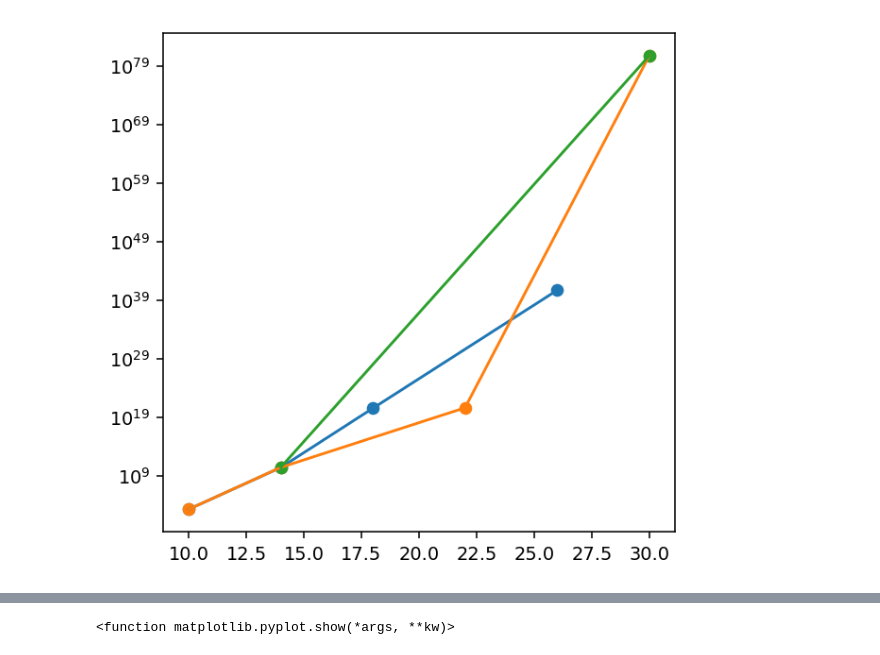
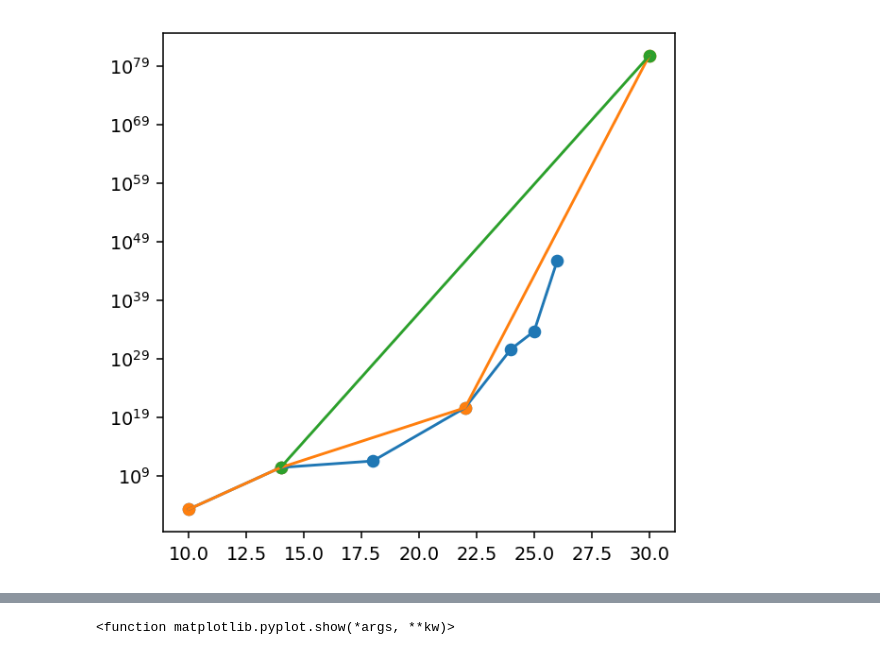
Before and after one commit to LaGuer/julia-python, a Jupyter notebook: python.ipynb, the cells around one changed output, grey strips where cells are left out. Drawn from its saved outputs; the diff is of its cells as text; code cells hidden in the pictures.

```diff
--- a/python.ipynb
+++ b/python.ipynb
@@ -46,30 +47,30 @@ import matplotlib.pyplot as plt
 # %%
 w = 5
 h = 5
 d = 140
 plt.figure(figsize=(w, h), dpi=d)
 
 #plt.figure()
-x = [10, 14, 18, 26]
-y = [1.72515*10**3, 2.35457*10**10, 3.15010*10**20, 4.48545*10**40]
+x = [10, 14, 18, 22, 24, 25, 26]
+y = [1.72515*10**3, 2.426*10**10, 3.12*10**11, 3.755*10**20, 4.159*10**30, 4.342*10**33, 4.506*10**45]
 plt.scatter(x, y)
 
 x2 = [10, 14, 22, 30]
-y2 = [1.72155*10**3, 2.48733*10**10, 3.78446*10**20, 5.2542*10**80]
+y2 = [1.72155*10**3, 2.428*10**10, 3.78446*10**20, 5.253*10**80]
 plt.scatter(x2, y2)
 
 x3 = [14, 30]
 y3 = [2.51872*10**10, 5.199*10**80]
 plt.scatter(x3, y3)
 
 plt.plot(x, y)
 plt.plot(x2, y2)
 plt.plot(x3, y3)
 plt.yscale('log')
 #plt.loglog(y, y2, y3)
 plt.show()
 # %% [output]
-[figure, old version]
+[figure, new version]
 # %%
 # needed to display the graphs
 %matplotlib inline
```
Also changed, not shown: parts of 11 cells of this notebook.
